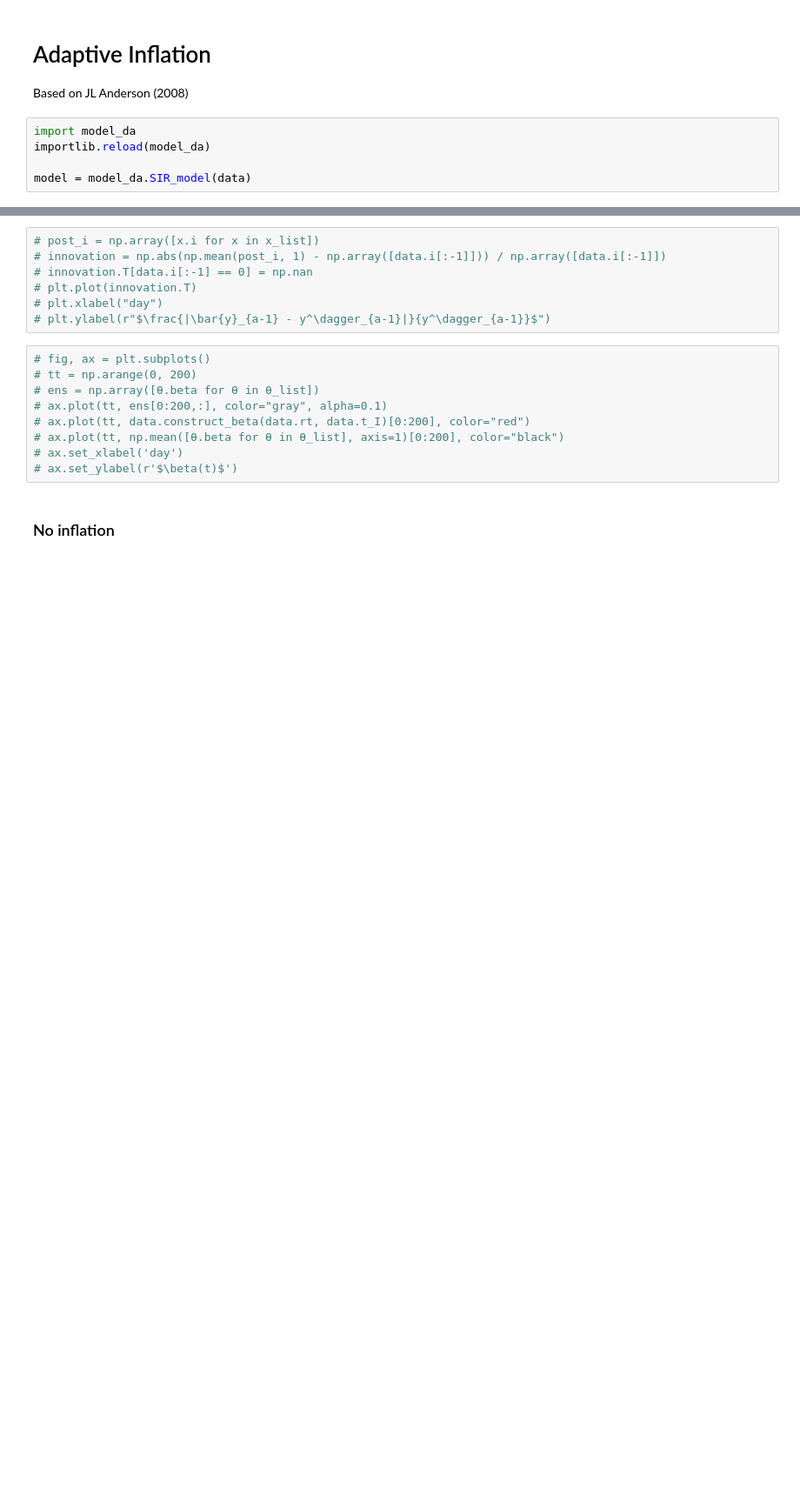
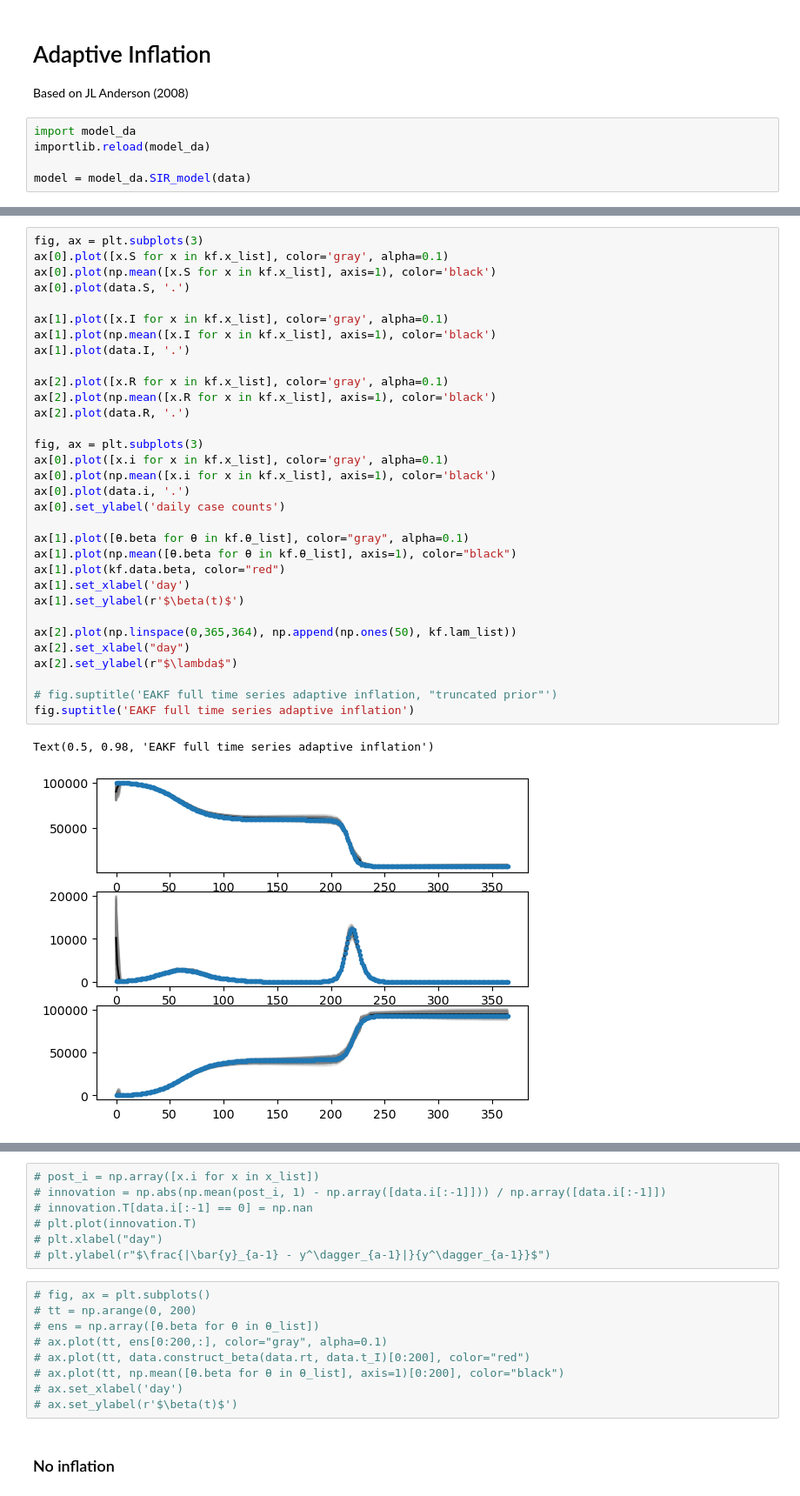
Before and after one commit to hwunrow/epykalman, a Jupyter notebook: sandbox/adaptive_inflation.ipynb, the cells around one changed output, grey strips where cells are left out. Shown at 87% size. Cells and saved outputs as stored; diff of their text form; blank space fills up the shorter version.

```diff
--- a/sandbox/adaptive_inflation.ipynb
+++ b/sandbox/adaptive_inflation.ipynb
@@ -555,0 +108,35 @@ def plot_reliability(θ_list):
+# %%
+fig, ax = plt.subplots(3)
+ax[0].plot([x.S for x in kf.x_list], color='gray', alpha=0.1)
+ax[0].plot(np.mean([x.S for x in kf.x_list], axis=1), color='black')
+ax[0].plot(data.S, '.')
+
+ax[1].plot([x.I for x in kf.x_list], color='gray', alpha=0.1)
+ax[1].plot(np.mean([x.I for x in kf.x_list], axis=1), color='black')
+ax[1].plot(data.I, '.')
+
+ax[2].plot([x.R for x in kf.x_list], color='gray', alpha=0.1)
+ax[2].plot(np.mean([x.R for x in kf.x_list], axis=1), color='black')
+ax[2].plot(data.R, '.')
+
+fig, ax = plt.subplots(3)
+ax[0].plot([x.i for x in kf.x_list], color='gray', alpha=0.1)
+ax[0].plot(np.mean([x.i for x in kf.x_list], axis=1), color='black')
+ax[0].plot(data.i, '.')
+ax[0].set_ylabel('daily case counts')
+
+ax[1].plot([θ.beta for θ in kf.θ_list], color="gray", alpha=0.1)
+ax[1].plot(np.mean([θ.beta for θ in kf.θ_list], axis=1), color="black")
+ax[1].plot(kf.data.beta, color="red")
+ax[1].set_xlabel('day')
+ax[1].set_ylabel(r'$\beta(t)$')
+
+ax[2].plot(np.linspace(0,365,364), np.append(np.ones(50), kf.lam_list))
+ax[2].set_xlabel("day")
+ax[2].set_ylabel(r"$\lambda$")
+
+# fig.suptitle('EAKF full time series adaptive inflation, "truncated prior"')
+fig.suptitle('EAKF full time series adaptive inflation')
+# %% [output]
+Text(0.5, 0.98, 'EAKF full time series adaptive inflation')
+[figure, added]
```
Also changed, not shown: parts of 24 cells of this notebook.
